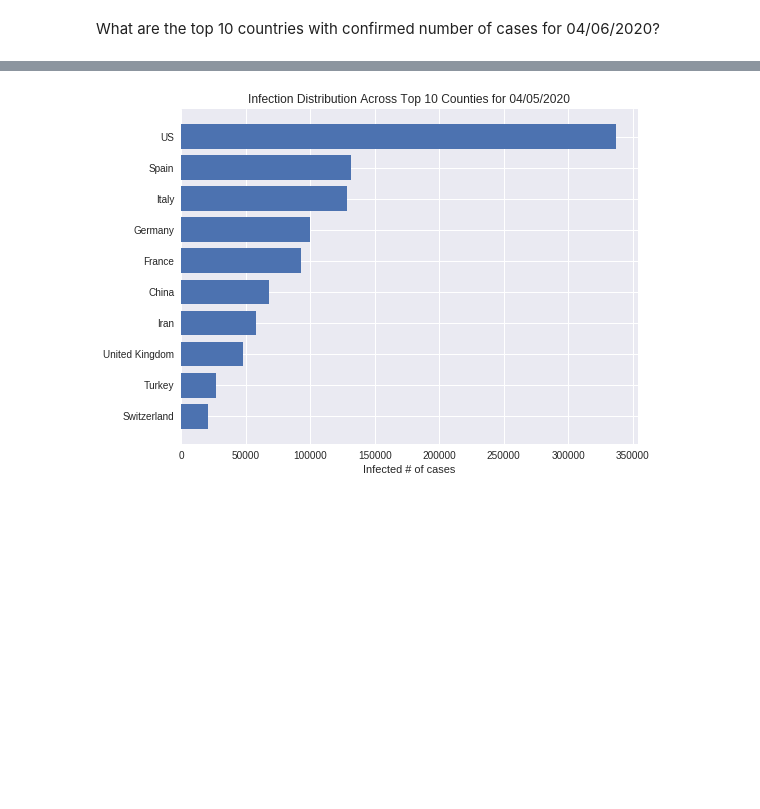
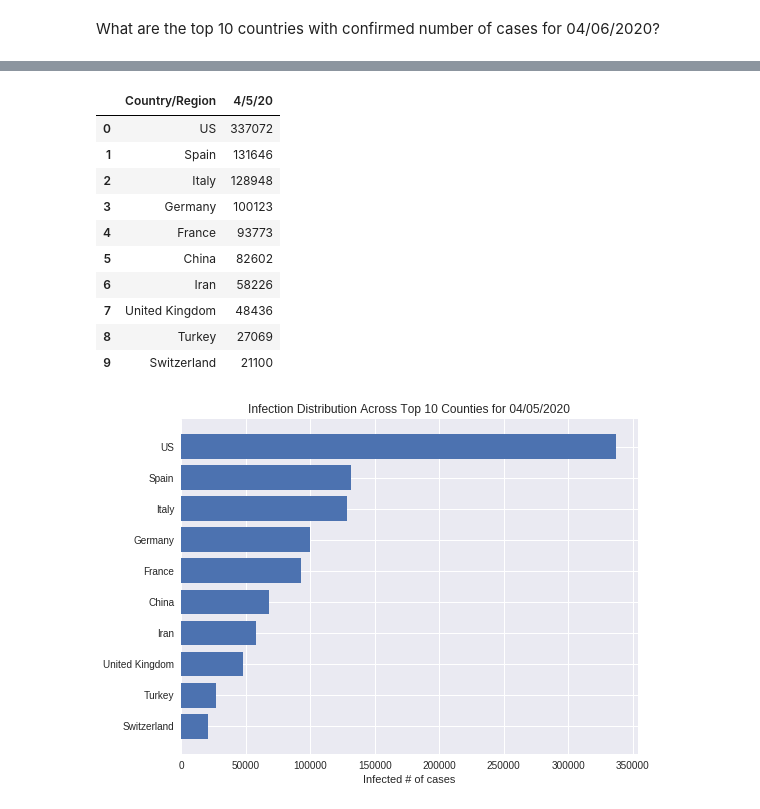
Before and after one commit to VHTATAH/COVID-19, a Jupyter notebook: covid-19.ipynb, the cells around one changed output, grey strips where cells are left out. Cells and saved outputs as stored; diff of their text form; code cells hidden in the pictures; blank space fills up the shorter version.

```diff
--- a/covid-19.ipynb
+++ b/covid-19.ipynb
@@ -63,3 +46,19 @@ top_10_confirmed = confirmed_global.set_index('Country/Region').sort_values(by =
+# %%
+top_10_confirmed = confirmed_global.groupby('Country/Region').sum().sort_values(by = '4/5/20', ascending = False)['4/5/20'].head(10).reset_index()
+# %%
+top_10_confirmed
+# %% [output]
+|  | Country/Region | 4/5/20 |
+| 0 | US | 337072 |
+| 1 | Spain | 131646 |
+| 2 | Italy | 128948 |
+| 3 | Germany | 100123 |
+| 4 | France | 93773 |
+| 5 | China | 82602 |
+| 6 | Iran | 58226 |
+| 7 | United Kingdom | 48436 |
+| 8 | Turkey | 27069 |
+| 9 | Switzerland | 21100 |
 # %%
 plt.style.use('seaborn')
 numbers = list(top_10_confirmed.reset_index()['4/5/20'])[::-1]
```
Also changed, not shown: parts of 4 cells of this notebook.
